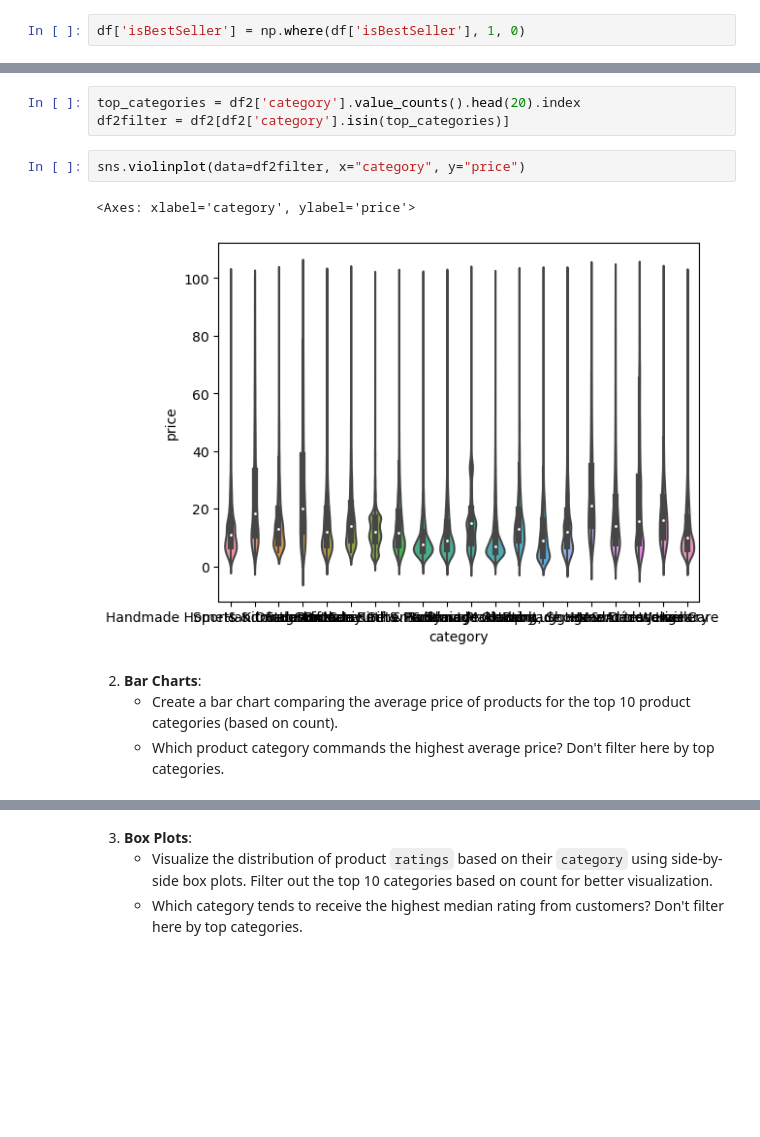
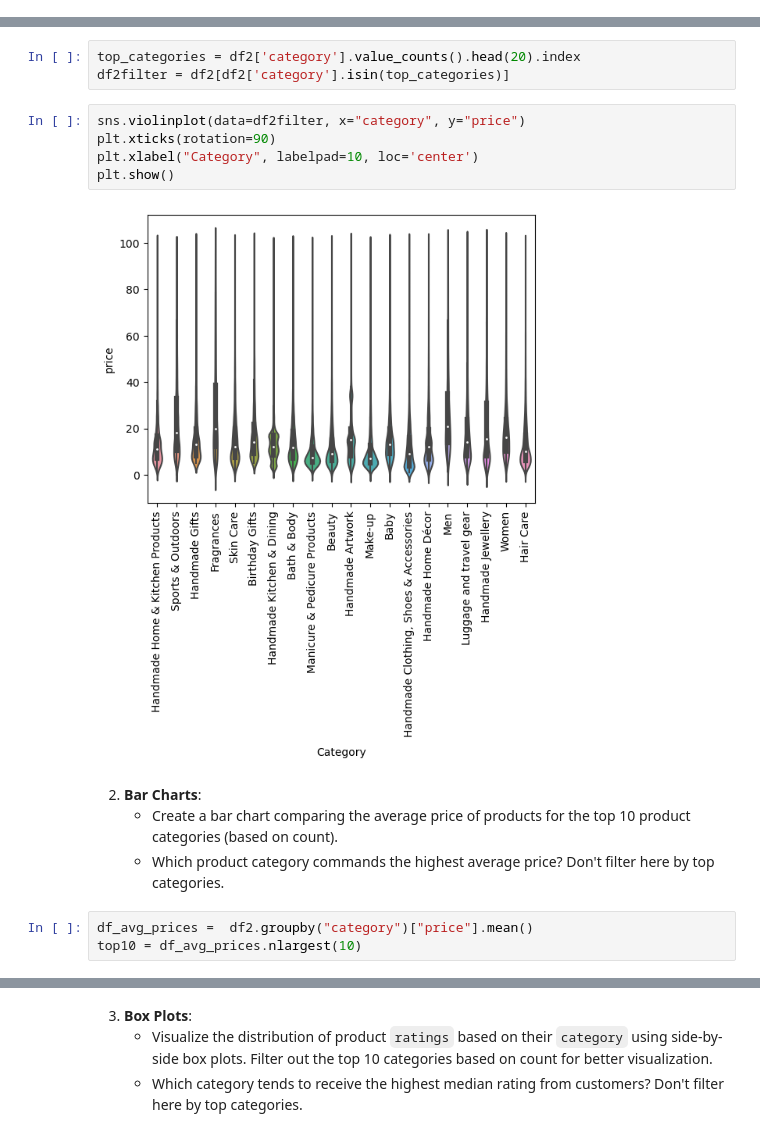
Before and after one commit to OSCGRA/lab-eda-bivariate, a Jupyter notebook: lab-eda-bivariated.ipynb, the cells around one changed output, grey strips where cells are left out. Drawn from its saved outputs; the diff is of its cells as text; blank space fills up the shorter version.

```diff
--- a/lab-eda-bivariated.ipynb
+++ b/lab-eda-bivariated.ipynb
@@ -50,8 +50,6 @@ df.sample(10)
     - Are there categories where being a best-seller is more prevalent?
 
     	*Hint: one option is to calculate the proportion of best-sellers for each category and then sort the categories based on this proportion in descending order.*
-# %%
-df['isBestSeller'] = np.where(df['isBestSeller'], 1, 0)
 # %%
 cross_tab = pd.crosstab(df['category'], df['isBestSeller'], margins=True)
 # %%
@@ -187,10 +231,15 @@ top_categories = df2['category'].value_counts().head(20).index
 df2filter = df2[df2['category'].isin(top_categories)]
 # %%
 sns.violinplot(data=df2filter, x="category", y="price")
+plt.xticks(rotation=90)
+plt.xlabel("Category", labelpad=10, loc='center')
+plt.show()
 # %% [output]
-<Axes: xlabel='category', ylabel='price'>
-[figure, old version]
+[figure, new version]
 # %% [markdown]
 2. **Bar Charts**:
     - Create a bar chart comparing the average price of products for the top 10 product categories (based on count).
     - Which product category commands the highest average price? Don't filter here by top categories.
+# %%
+df_avg_prices =  df2.groupby("category")["price"].mean()
+top10 = df_avg_prices.nlargest(10)
```
Also changed, not shown: parts of 16 cells of this notebook, 1 other file.
